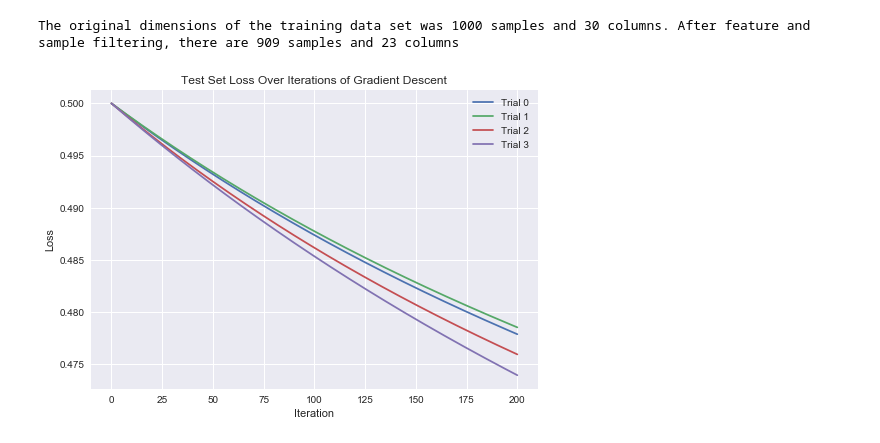
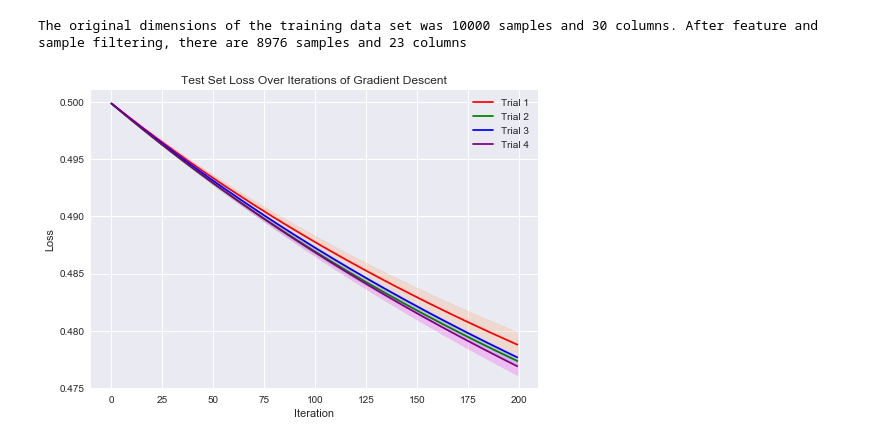
Before and after one commit to hhschede/machine_learning, a Jupyter notebook: project_1/cross_validation_testing.ipynb, the cells around one changed output. Drawn from its saved outputs; the diff is of its cells as text; code cells hidden in the pictures.

Commit message:
made graphs nicer

```diff
--- a/project_1/cross_validation_testing.ipynb
+++ b/project_1/cross_validation_testing.ipynb
@@ -20,12 +20,12 @@ np.random.seed(1)
 
 (labels_raw, data_raw, ids_raw) = load_csv_data("data/train.csv")
 (t_labels, t_data_raw, t_ids) = load_csv_data("data/test.csv")
-labels_raw_portion = labels_raw[:1000]
-data_raw_portion = data_raw[:1000,:]
-ids_raw_portion = ids_raw[:1000]
+labels_raw_portion = labels_raw[:10000]
+data_raw_portion = data_raw[:10000,:]
+ids_raw_portion = ids_raw[:10000]
 data_, data_t_, labels, ids = process_data(data_raw_portion, t_data_raw, labels_raw_portion, ids_raw_portion, zero = False)
 # %% [output]
-The original dimensions of the training data set was 1000 samples and 30 columns. After feature and sample filtering, there are 909 samples and 23 columns
+The original dimensions of the training data set was 10000 samples and 30 columns. After feature and sample filtering, there are 8976 samples and 23 columns
 # %%
 def build_k_indices(y, k_fold, seed):
     """build k indices for k-fold."""
@@ -96,6 +96,7 @@ def least_squares_GD(y, tx, initial_w, tol = 1e-5, max_iters = 10000, gamma = 0.
             # ws = [initial_w]
             w = initial_w
             my_losses = [compute_loss(y_tr, x_tr, w)]
+            test_mylosses = []
             loss = my_losses[0]
             n_iter=0
             while n_iter < max_iters:
@@ -109,12 +110,13 @@ def least_squares_GD(y, tx, initial_w, tol = 1e-5, max_iters = 10000, gamma = 0.
                 # ws.append(w)
                 n_iter += 1
                 my_losses.append(loss)
+                test_mylosses.append(compute_loss(y_te, x_te, w))
                 if abs(my_losses[-1] - my_losses[-2]) < tol:
                     break
 
                 if write == True:
                     print("Gradient Descent({bi}/{ti}): loss={l}, w0={w0}, w1={w1}".format(bi=n_iter, ti=max_iters - 1, l=loss, w0=w[0], w1=w[1]))
-            test_losses_vector.append(my_losses)
+            test_losses_vector.append(test_mylosses)
             # append the test_loss to the list so it can be averaged at the end
             test_loss.append(compute_loss(y_te, x_te, w))
             training_loss.append(loss)
@@ -128,20 +130,31 @@ test_loss, test_variance, vector_test_loss, training_loss, w = least_squares_GD(
 # %%
 means_over_time = vector_test_loss.mean(axis=0)
 error1 = abs(means_over_time - vector_test_loss[0])
-# print(error1)
+error2 = abs(means_over_time - vector_test_loss[1])
+error3 = abs(means_over_time- vector_test_loss[2])
+error4 = abs(means_over_time - vector_test_loss[3])
+x = np.arange(len(error1))
 # %%
 #make a plot of the four k's to see how they vary over time
 
 plt.style.use('seaborn')
-for i in np.arange(4):
-    plt.plot(vector_test_loss[i], label= 'Trial {}'.format(i))
-# plt.plot(vector_test_loss[0], label='Testing set loss', c='blue')
-# plt.fill_between(x, vector_test_loss-error1, vector_test_loss+error1,
-#     alpha=0.5, edgecolor='#CC4F1B', facecolor='#FF9848')
+# for i in np.arange(4):
+#     plt.plot(x, vector_test_loss[i], label= 'Trial {}'.format(i))
+plt.plot(x, vector_test_loss[0], label='Trial 1', c='red')
+plt.fill_between(x, vector_test_loss[0]-error1, vector_test_loss[0]+error1,
+    alpha=0.2, edgecolor='#CC4F1B', facecolor='#FF9848')
+plt.plot(x, vector_test_loss[1], label='Trial 2', c = 'green')
+plt.fill_between(x, vector_test_loss[1] - error2, vector_test_loss[1] + error2, alpha = 0.2, edgecolor='#FF3F1B', facecolor = '#12E99F')
+plt.plot(x, vector_test_loss[2], label='Trial 3', c='blue')
+plt.fill_between(x, vector_test_loss[2]-error3, vector_test_loss[2]+error3,
+    alpha=0.2, edgecolor='#CC4F1B', facecolor='#12E2FF')
+plt.plot(x, vector_test_loss[3], label='Trial 4', c='purple')
+plt.fill_between(x, vector_test_loss[3]-error4, vector_test_loss[3]+error4,
+    alpha=0.2, edgecolor='#CC4F1B', facecolor='#FF00FF')
 plt.xlabel('Iteration')
 plt.ylabel('Loss')
 plt.title('Test Set Loss Over Iterations of Gradient Descent')
 plt.legend()
 plt.show()
 # %% [output]
-[figure, old version]
+[figure, new version]
```
